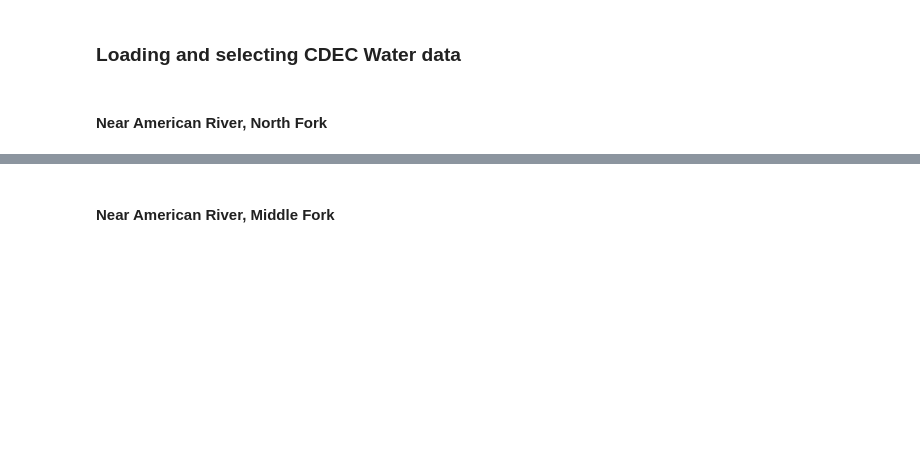
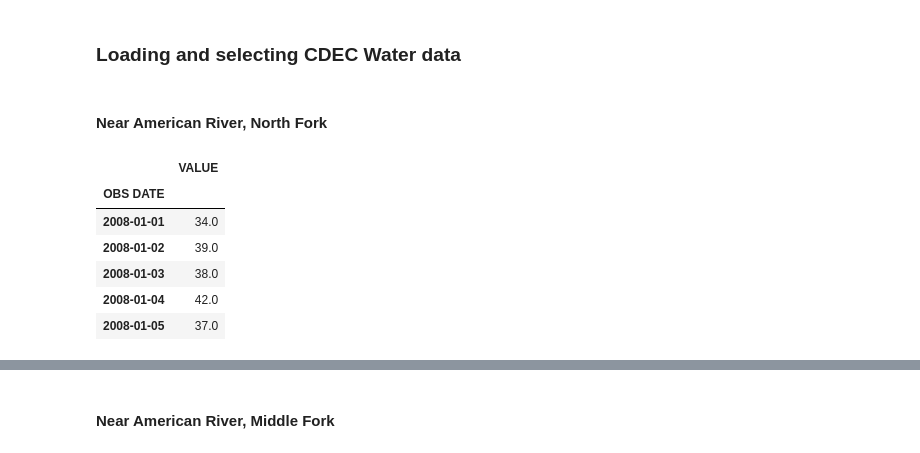
Before and after one commit to lauren-alexandra/basin-inflow-dnn, a Jupyter notebook: weather-informed-reservoir-operation.ipynb, the cells around one changed output, grey strips where cells are left out. Saved outputs shown, nothing was run; the diff lists cells and outputs as text; code cells hidden in the pictures; blank space fills up the shorter version.

Commit message:
prepare station daily, hourly dataframes

```diff
--- a/weather-informed-reservoir-operation.ipynb
+++ b/weather-informed-reservoir-operation.ipynb
@@ -269,23 +269,48 @@ INFLOW_FROM_2008.tail()
 | 4035 | 2018-12-31 | 33.895 |
 # %% [markdown]
 ### Loading and selecting CDEC Water data
+# %%
+# Prepare dataframes for merge
+
+def prepare_station_df(station_data, hourly=False):
+    # Convert observed dates to shared date format
+    if str(station_data['OBS DATE'].dtype) == "int64":
+      station_data['OBS DATE'] = pd.to_datetime(station_data['OBS DATE'], format='%Y%m%d')
+    else:
+      station_data['OBS DATE'] = pd.to_datetime(station_data['OBS DATE']).dt.date
+
+    # Set date as index
+    if (hourly):
+      station_data = station_data.groupby("OBS DATE").mean()
+    else:
+      station_data.set_index('OBS DATE', inplace=True)
+
+    # Create station df with observed value
+    df = station_data[['VALUE']].copy()
+
+    return df
 # %% [markdown]
 #### Near American River, North Fork
 # %%
 ### Auburn Dam Ridge (ADR) ###
 
 # PRECIPITATION, ACCUMULATED, INCHES (daily)
-ADR_PRECIP_ACC = pd.read_excel(f'{PROJECT_PATH}/CDEC_Water_Data/ADR/ADR_2.xlsx')
+ADR_PRECIP_ACC_DATA = pd.read_excel(f'{PROJECT_PATH}/CDEC_Water_Data/ADR/ADR_2.xlsx')
+ADR_PRECIP_ACC_DF = prepare_station_df(ADR_PRECIP_ACC_DATA)
 
 # PRECIPITATION, INCREMENTAL, INCHES (daily)
 # Incremental precipitation = difference between current and preceding accumulated precipitation
-ADR_PRECIP_INCR = pd.read_excel(f'{PROJECT_PATH}/CDEC_Water_Data/ADR/ADR_45.xlsx')
+ADR_PRECIP_INCR_DATA = pd.read_excel(f'{PROJECT_PATH}/CDEC_Water_Data/ADR/ADR_45.xlsx')
+ADR_PRECIP_INCR_DF = prepare_station_df(ADR_PRECIP_INCR_DATA)
 
 # TEMPERATURE, AIR AVERAGE, DEG F (daily)
-ADR_TEMP_AVG = pd.read_excel(f'{PROJECT_PATH}/CDEC_Water_Data/ADR/ADR_30.xlsx')
+ADR_TEMP_AVG_DATA = pd.read_excel(f'{PROJECT_PATH}/CDEC_Water_Data/ADR/ADR_30.xlsx')
+ADR_TEMP_AVG_DF = prepare_station_df(ADR_TEMP_AVG_DATA)
 
 # TEMPERATURE, AIR MAXIMUM, DEG F (daily)
-ADR_TEMP_MAX = pd.read_excel(f'{PROJECT_PATH}/CDEC_Water_Data/ADR/ADR_31.xlsx')
+ADR_TEMP_MAX_DATA = pd.read_excel(f'{PROJECT_PATH}/CDEC_Water_Data/ADR/ADR_31.xlsx')
+ADR_TEMP_MAX_DF = prepare_station_df(ADR_TEMP_MAX_DATA)
 
 # TEMPERATURE, AIR MINIMUM, DEG F (daily)
-ADR_TEMP_MIN = pd.read_excel(f'{PROJECT_PATH}/CDEC_Water_Data/ADR/ADR_32.xlsx')
+ADR_TEMP_MIN_DATA = pd.read_excel(f'{PROJECT_PATH}/CDEC_Water_Data/ADR/ADR_32.xlsx')
+ADR_TEMP_MIN_DF = prepare_station_df(ADR_TEMP_MIN_DATA)
@@ -299,0 +317,10 @@ ADR_TEMP_MIN['OBS DATE'] = pd.to_datetime(ADR_TEMP_MIN['OBS DATE']).dt.date
+# %%
+ADR_TEMP_MIN_DF.head()
+# %% [output]
+|  | VALUE |
+| OBS DATE |  |
+| 2008-01-01 | 34.0 |
+| 2008-01-02 | 39.0 |
+| 2008-01-03 | 38.0 |
+| 2008-01-04 | 42.0 |
+| 2008-01-05 | 37.0 |
```
Also changed, not shown: parts of 23 cells of this notebook.
